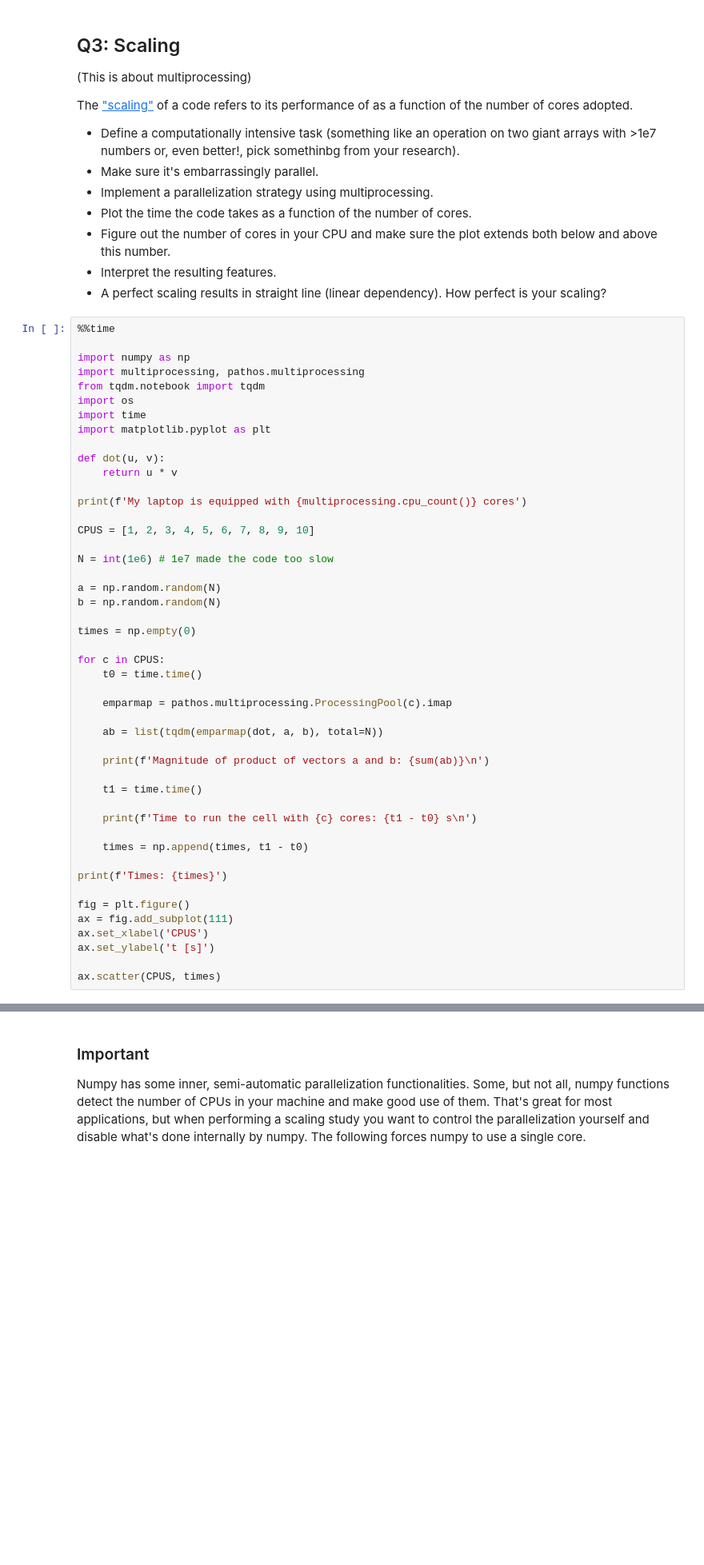
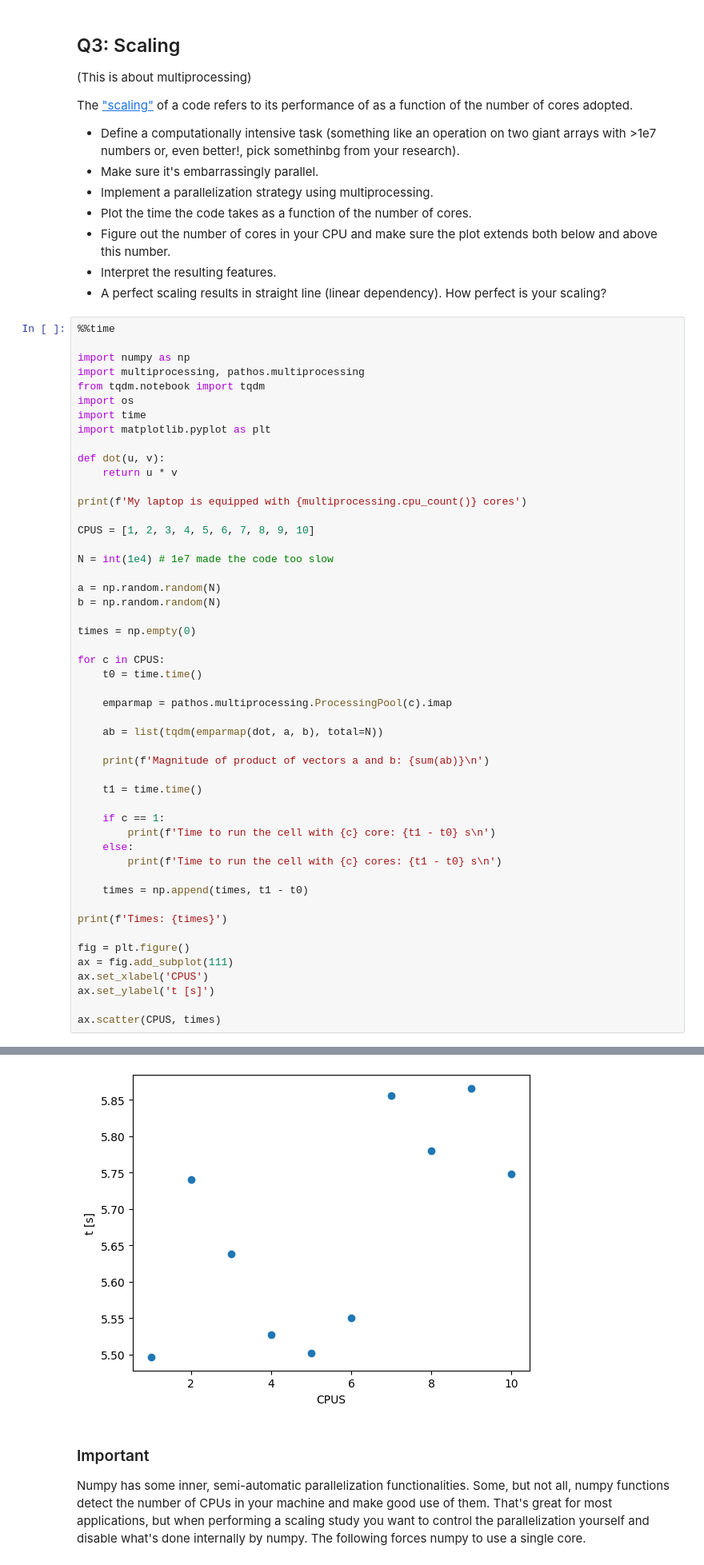
Before and after one commit to amoro23/lectures_amoro23, a Jupyter notebook: L07_numba_multiprocessing.ipynb, the cells around one changed output, grey strips where cells are left out. Shown at 80% size. Drawn from its saved outputs; the diff is of its cells as text; blank space fills up the shorter version.

```diff
--- a/L07_numba_multiprocessing.ipynb
+++ b/L07_numba_multiprocessing.ipynb
@@ -770,7 +751,7 @@ print(f'My laptop is equipped with {multiprocessing.cpu_count()} cores')
 
 CPUS = [1, 2, 3, 4, 5, 6, 7, 8, 9, 10]
 
-N = int(1e6) # 1e7 made the code too slow
+N = int(1e4) # 1e7 made the code too slow
 
 a = np.random.random(N)
 b = np.random.random(N)
@@ -788,7 +769,10 @@ for c in CPUS:
 
     t1 = time.time()
 
-    print(f'Time to run the cell with {c} cores: {t1 - t0} s\n')
+    if c == 1:
+        print(f'Time to run the cell with {c} core: {t1 - t0} s\n')
+    else:
+        print(f'Time to run the cell with {c} cores: {t1 - t0} s\n')
 
     times = np.append(times, t1 - t0)
 
@@ -822,3 +825,4 @@ KeyboardInterrupt
+[figure, added]
 # %% [markdown]
 ### Important
 Numpy has some inner, semi-automatic parallelization functionalities. Some, but not all, numpy functions detect the number of CPUs in your machine and make good use of them. That's great for most applications, but when performing a scaling study you want to control the parallelization yourself and disable what's done internally by numpy. The following forces numpy to use a single core.
```
Also changed, not shown: parts of 29 cells of this notebook, 1 other file.
